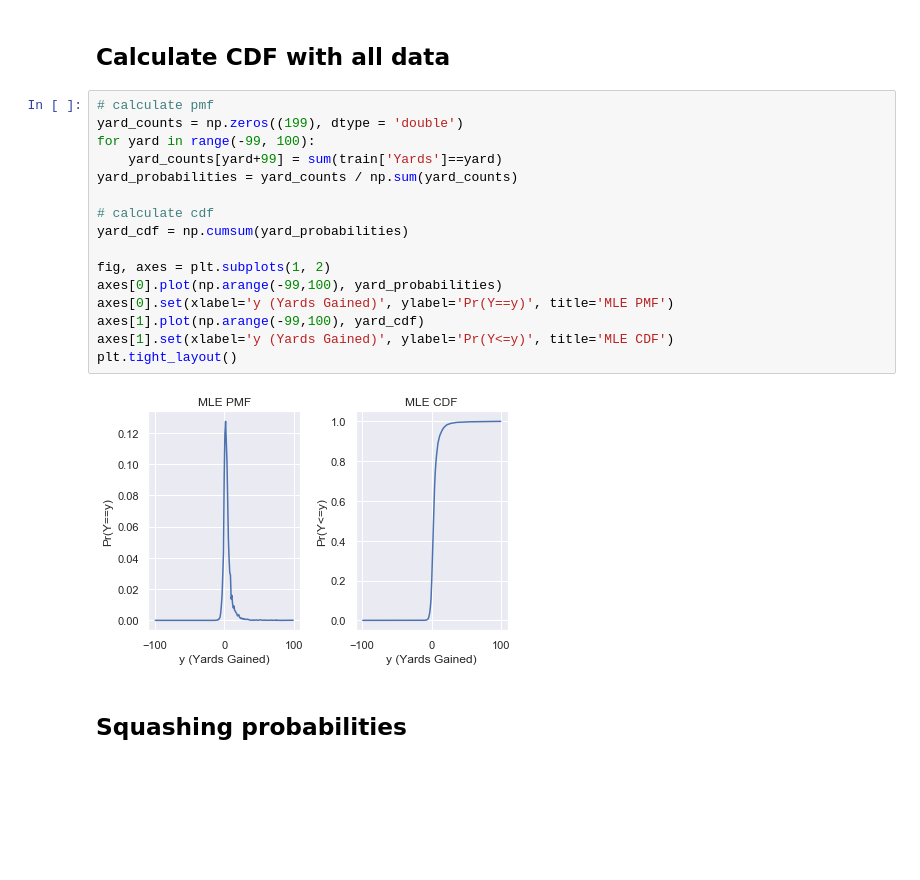
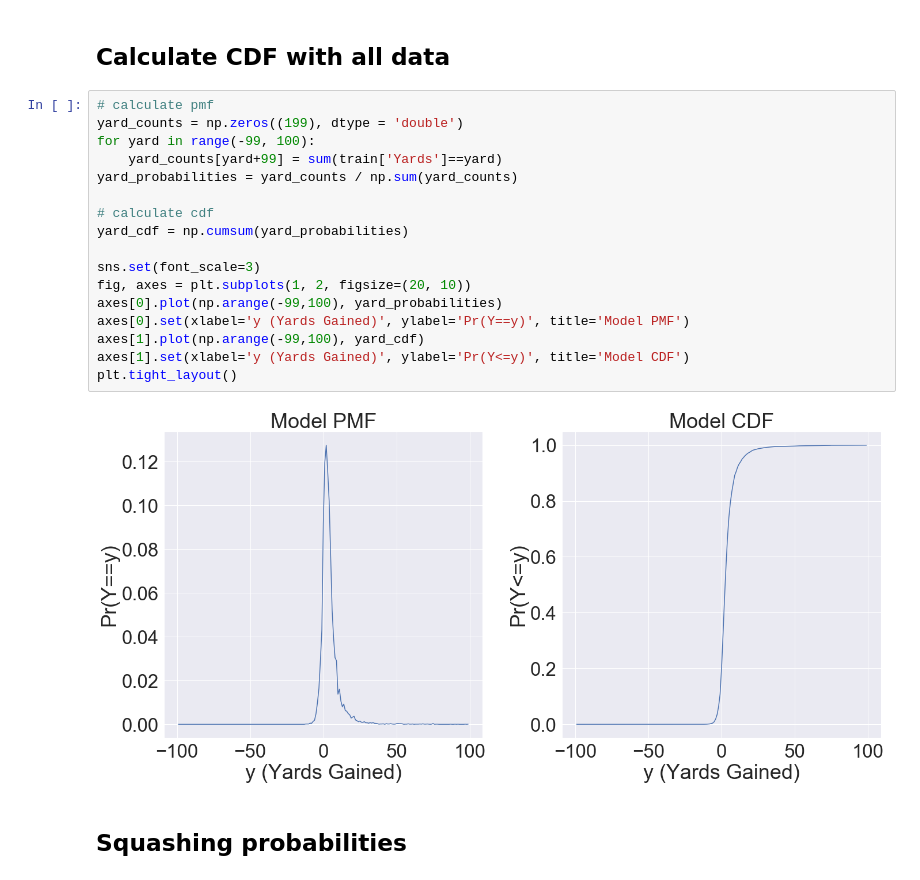
Before and after one commit to traviemcg/cs229nflbigdata, a Jupyter notebook: mle.ipynb, the cells around one changed output. Saved outputs shown, nothing was run; the diff lists cells and outputs as text; blank space fills up the shorter version.

Commit message:
Bigger plots for poster

```diff
--- a/mle.ipynb
+++ b/mle.ipynb
@@ -56,21 +56,22 @@ train.head()
 # %%
 # calculate pmf
 yard_counts = np.zeros((199), dtype = 'double')
 for yard in range(-99, 100):
     yard_counts[yard+99] = sum(train['Yards']==yard)
 yard_probabilities = yard_counts / np.sum(yard_counts)
 
 # calculate cdf
 yard_cdf = np.cumsum(yard_probabilities)
 
-fig, axes = plt.subplots(1, 2)
+sns.set(font_scale=3)
+fig, axes = plt.subplots(1, 2, figsize=(20, 10))
 axes[0].plot(np.arange(-99,100), yard_probabilities)
-axes[0].set(xlabel='y (Yards Gained)', ylabel='Pr(Y==y)', title='MLE PMF')
+axes[0].set(xlabel='y (Yards Gained)', ylabel='Pr(Y==y)', title='Model PMF')
 axes[1].plot(np.arange(-99,100), yard_cdf)
-axes[1].set(xlabel='y (Yards Gained)', ylabel='Pr(Y<=y)', title='MLE CDF')
+axes[1].set(xlabel='y (Yards Gained)', ylabel='Pr(Y<=y)', title='Model CDF')
 plt.tight_layout()
 # %% [output]
-[figure, old version]
+[figure, new version]
 # %% [markdown]
 ## Squashing probabilities
 # %%
```
Also changed, not shown: parts of 1 cell of this notebook, 1 other file.
